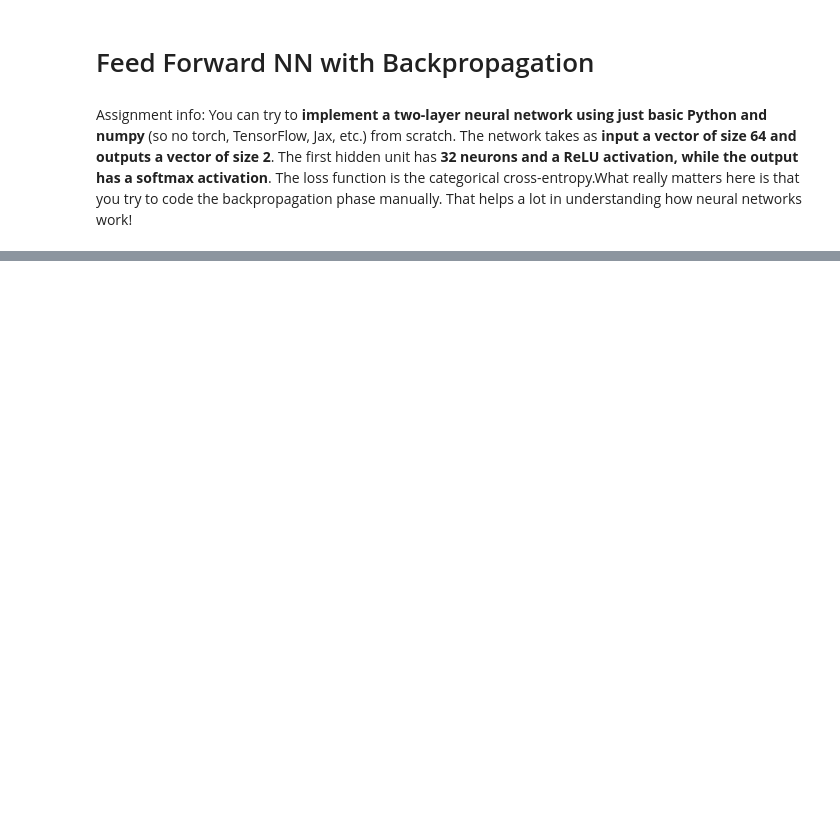
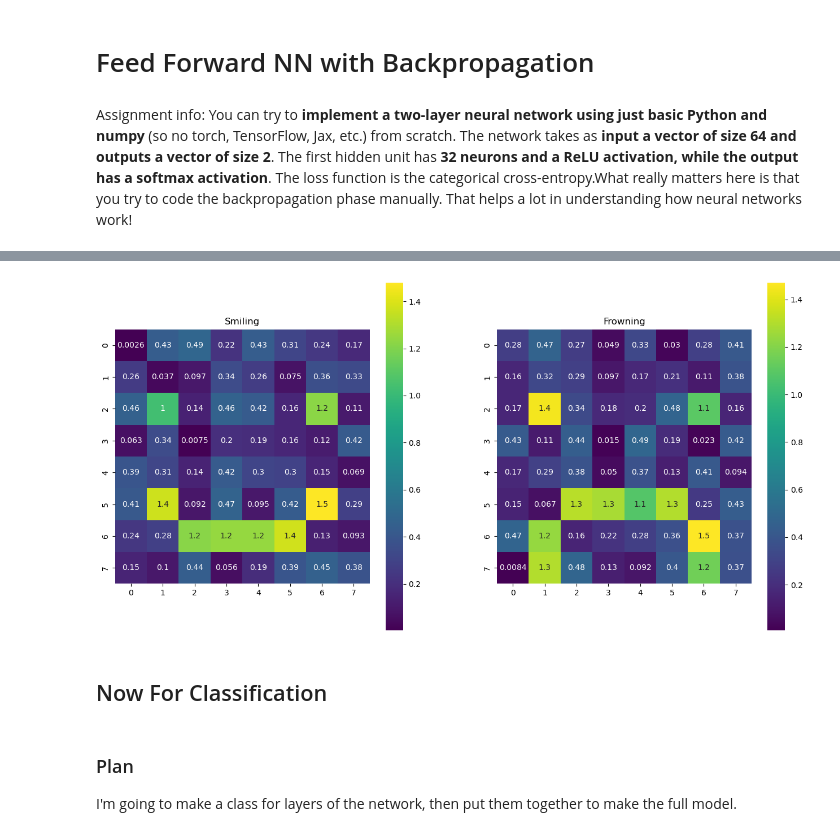
Before and after one commit to ssocolow/ml-oxford, a Jupyter notebook: w1/nn-demo.ipynb, the cells around one changed output, grey strips where cells are left out. Drawn from its saved outputs; the diff is of its cells as text; code cells hidden in the pictures; blank space fills up the shorter version.

```diff
--- a/w1/nn-demo.ipynb
+++ b/w1/nn-demo.ipynb
@@ -8,3 +58,18 @@ import numpy as np
+# %%
+# create training data by adding noise to the bases
+DATA_SIZE = 200
+
+training_smiles = np.random.rand(DATA_SIZE, 8, 8) * 0.5 + smiling_base
+training_frowns = np.random.rand(DATA_SIZE, 8, 8) * 0.5 + frowning_base
+
+show2(training_smiles[0], training_frowns[0])
+# %% [output]
+[figure, added]
+# %% [markdown]
+## Now For Classification
+# %% [markdown]
+### Plan
+I'm going to make a class for layers of the network, then put them together to make the full model.
 # %%
 # define a class for a layer
 # layer.forward can take input and return output using its weights, biases, and activation function
```
Also changed, not shown: parts of 10 cells of this notebook.
